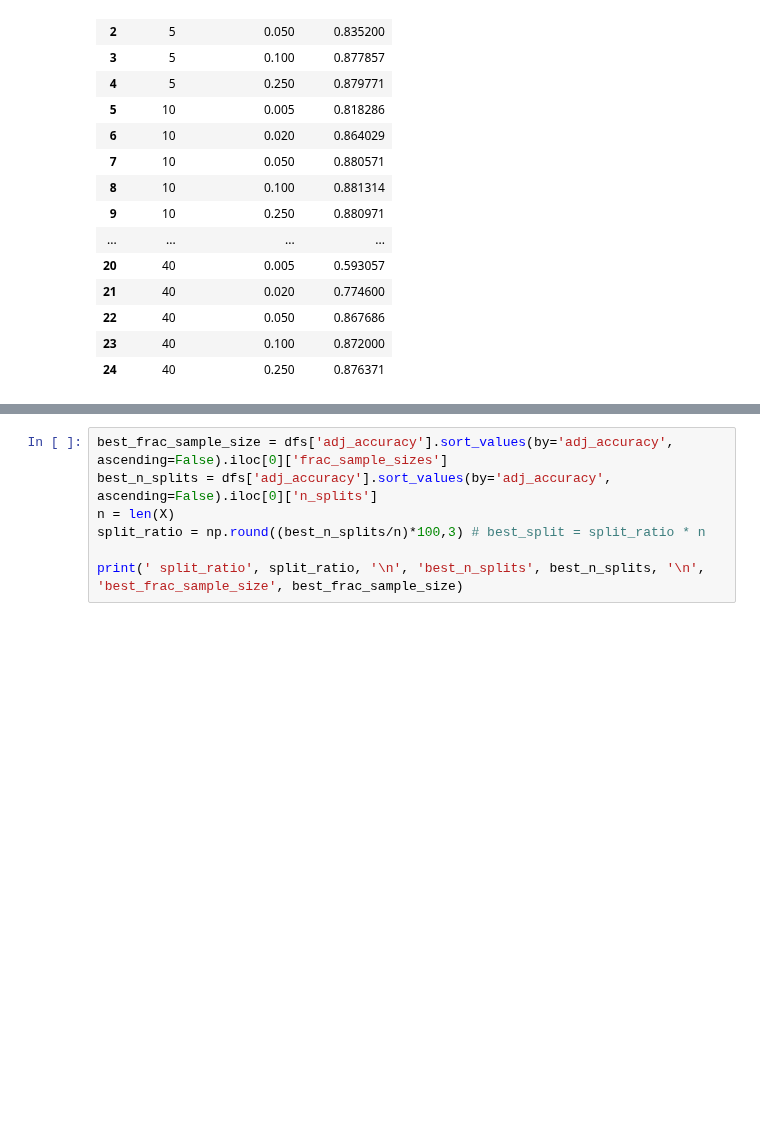
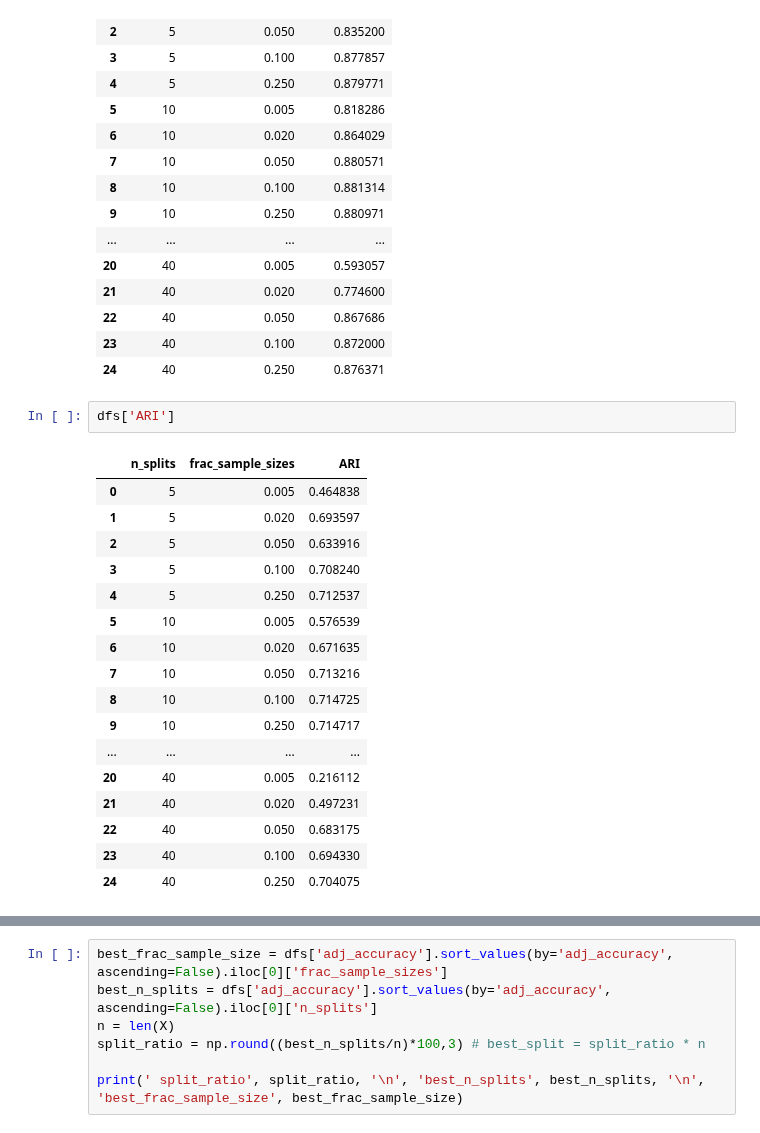
Before and after one commit to FabioScielzoOrtiz/db-robust-clust-paper-code, a Jupyter notebook: notebooks/experiments_simulation_1.ipynb, the cells around one changed output, grey strips where cells are left out. Drawn from its saved outputs; the diff is of its cells as text; blank space fills up the shorter version.

```diff
--- a/notebooks/experiments_simulation_1.ipynb
+++ b/notebooks/experiments_simulation_1.ipynb
@@ -466,6 +470,26 @@ dfs['adj_accuracy']
 | 22 | 40 | 0.050 | 0.867686 |
 | 23 | 40 | 0.100 | 0.872000 |
 | 24 | 40 | 0.250 | 0.876371 |
+# %%
+dfs['ARI']
+# %% [output]
+|  | n_splits | frac_sample_sizes | ARI |
+| 0 | 5 | 0.005 | 0.464838 |
+| 1 | 5 | 0.020 | 0.693597 |
+| 2 | 5 | 0.050 | 0.633916 |
+| 3 | 5 | 0.100 | 0.708240 |
+| 4 | 5 | 0.250 | 0.712537 |
+| 5 | 10 | 0.005 | 0.576539 |
+| 6 | 10 | 0.020 | 0.671635 |
+| 7 | 10 | 0.050 | 0.713216 |
+| 8 | 10 | 0.100 | 0.714725 |
+| 9 | 10 | 0.250 | 0.714717 |
+| ... | ... | ... | ... |
+| 20 | 40 | 0.005 | 0.216112 |
+| 21 | 40 | 0.020 | 0.497231 |
+| 22 | 40 | 0.050 | 0.683175 |
+| 23 | 40 | 0.100 | 0.694330 |
+| 24 | 40 | 0.250 | 0.704075 |
 # %%
 dfs['time']
 # %% [output]
```
Also changed, not shown: parts of 14 cells of this notebook, 3 other files.
